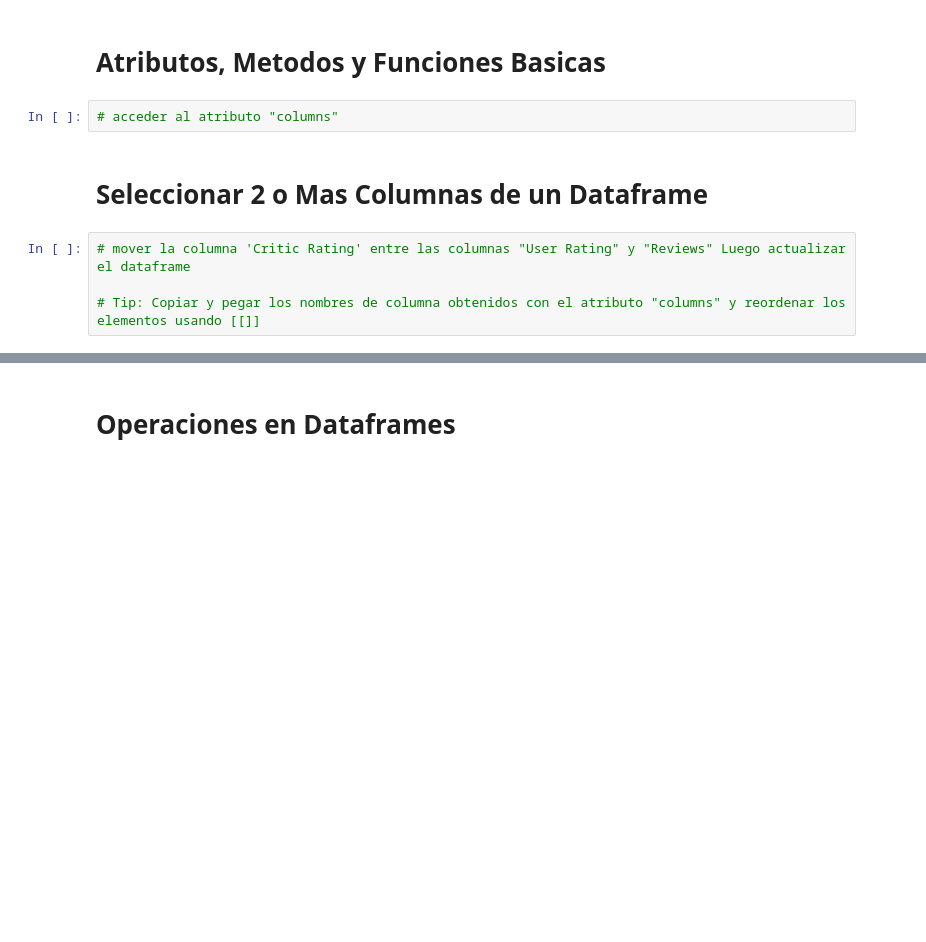
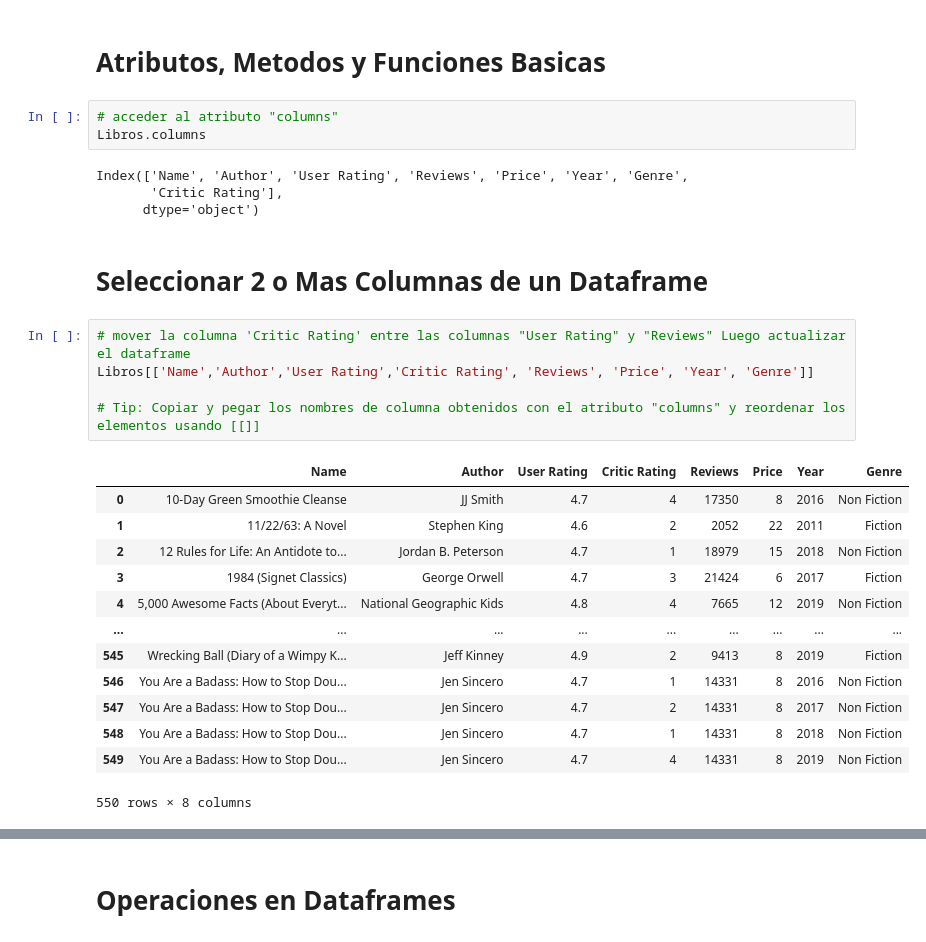
Before and after one commit to AlanLeCh/CursoPython, a Jupyter notebook: Introduccion+a+Pandas-Ejercicio.ipynb, the cells around one changed output, grey strips where cells are left out. Drawn from its saved outputs; the diff is of its cells as text; blank space fills up the shorter version.

```diff
--- a/Introduccion+a+Pandas-Ejercicio.ipynb
+++ b/Introduccion+a+Pandas-Ejercicio.ipynb
@@ -37,11 +98,31 @@ print(Libros)
 # Atributos, Metodos y Funciones Basicas
 # %%
 # acceder al atributo "columns"
+Libros.columns
+# %% [output]
+Index(['Name', 'Author', 'User Rating', 'Reviews', 'Price', 'Year', 'Genre',
+       'Critic Rating'],
+      dtype='object')
 # %% [markdown]
 # Seleccionar 2 o Mas Columnas de un Dataframe
 # %%
 # mover la columna 'Critic Rating' entre las columnas "User Rating" y "Reviews" Luego actualizar el dataframe
+Libros[['Name','Author','User Rating','Critic Rating', 'Reviews', 'Price', 'Year', 'Genre']]
 
 # Tip: Copiar y pegar los nombres de columna obtenidos con el atributo "columns" y reordenar los elementos usando [[]]
+# %% [output]
+|  | Name | Author | User Rating | Critic Rating | Reviews | Price | Year | Genre |
+| 0 | 10-Day Green Smoothie Cleanse | JJ Smith | 4.7 | 4 | 17350 | 8 | 2016 | Non Fiction |
+| 1 | 11/22/63: A Novel | Stephen King | 4.6 | 2 | 2052 | 22 | 2011 | Fiction |
+| 2 | 12 Rules for Life: An Antidote to... | Jordan B. Peterson | 4.7 | 1 | 18979 | 15 | 2018 | Non Fiction |
+| 3 | 1984 (Signet Classics) | George Orwell | 4.7 | 3 | 21424 | 6 | 2017 | Fiction |
+| 4 | 5,000 Awesome Facts (About Everyt... | National Geographic Kids | 4.8 | 4 | 7665 | 12 | 2019 | Non Fiction |
+| ... | ... | ... | ... | ... | ... | ... | ... | ... |
+| 545 | Wrecking Ball (Diary of a Wimpy K... | Jeff Kinney | 4.9 | 2 | 9413 | 8 | 2019 | Fiction |
+| 546 | You Are a Badass: How to Stop Dou... | Jen Sincero | 4.7 | 1 | 14331 | 8 | 2016 | Non Fiction |
+| 547 | You Are a Badass: How to Stop Dou... | Jen Sincero | 4.7 | 2 | 14331 | 8 | 2017 | Non Fiction |
+| 548 | You Are a Badass: How to Stop Dou... | Jen Sincero | 4.7 | 1 | 14331 | 8 | 2018 | Non Fiction |
+| 549 | You Are a Badass: How to Stop Dou... | Jen Sincero | 4.7 | 4 | 14331 | 8 | 2019 | Non Fiction |
+550 rows × 8 columns
 # %%
 # mostrar 5 primeras filas
```
Also changed, not shown: parts of 15 cells of this notebook, 8 other files.
